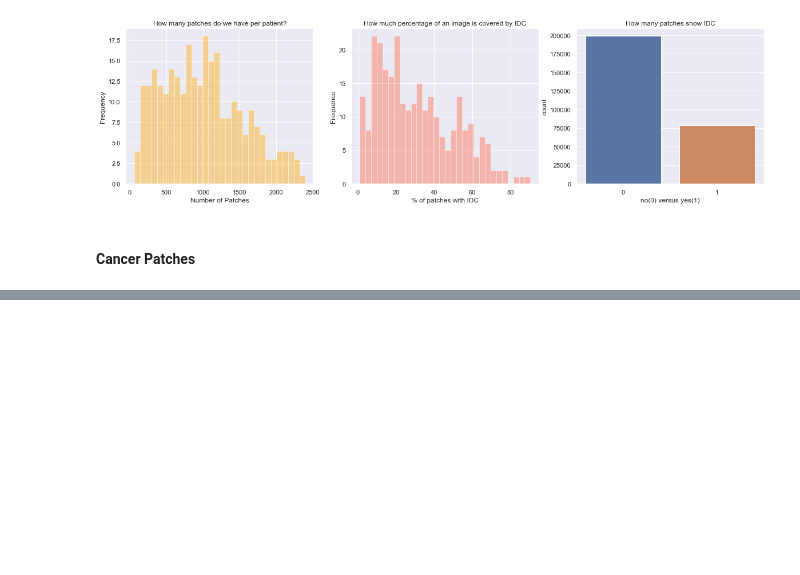
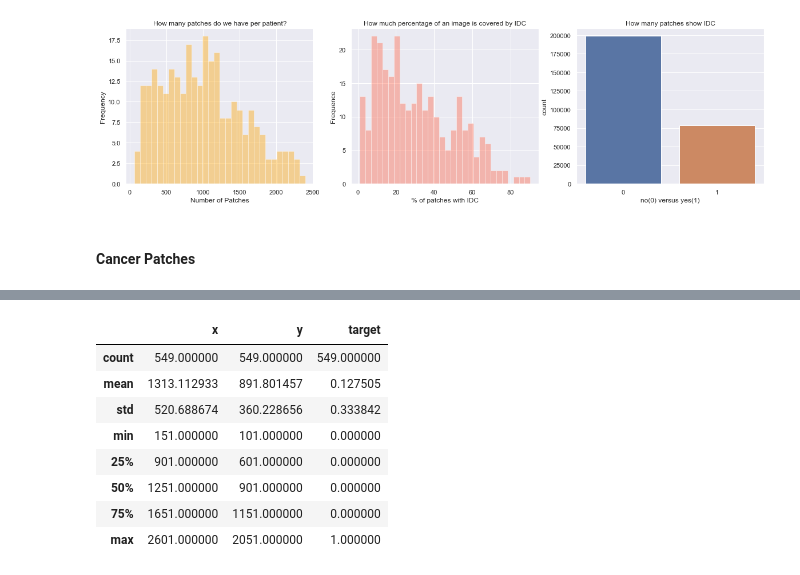
Before and after one commit to hau9531/ML, a Jupyter notebook: Breast_Cancer_image_processing_test.ipynb, the cells around one changed output, grey strips where cells are left out. Cells and saved outputs as stored; diff of their text form; code cells hidden in the pictures; blank space fills up the shorter version.

```diff
--- a/Breast_Cancer_image_processing_test.ipynb
+++ b/Breast_Cancer_image_processing_test.ipynb
@@ -240,0 +314,12 @@ for n in range(5):
+# %%
+example.describe()
+# %% [output]
+|  | x | y | target |
+| count | 549.000000 | 549.000000 | 549.000000 |
+| mean | 1313.112933 | 891.801457 | 0.127505 |
+| std | 520.688674 | 360.228656 | 0.333842 |
+| min | 151.000000 | 101.000000 | 0.000000 |
+| 25% | 901.000000 | 601.000000 | 0.000000 |
+| 50% | 1251.000000 | 901.000000 | 0.000000 |
+| 75% | 1651.000000 | 1151.000000 | 0.000000 |
+| max | 2601.000000 | 2051.000000 | 1.000000 |
```
Also changed, not shown: parts of 12 cells of this notebook.
